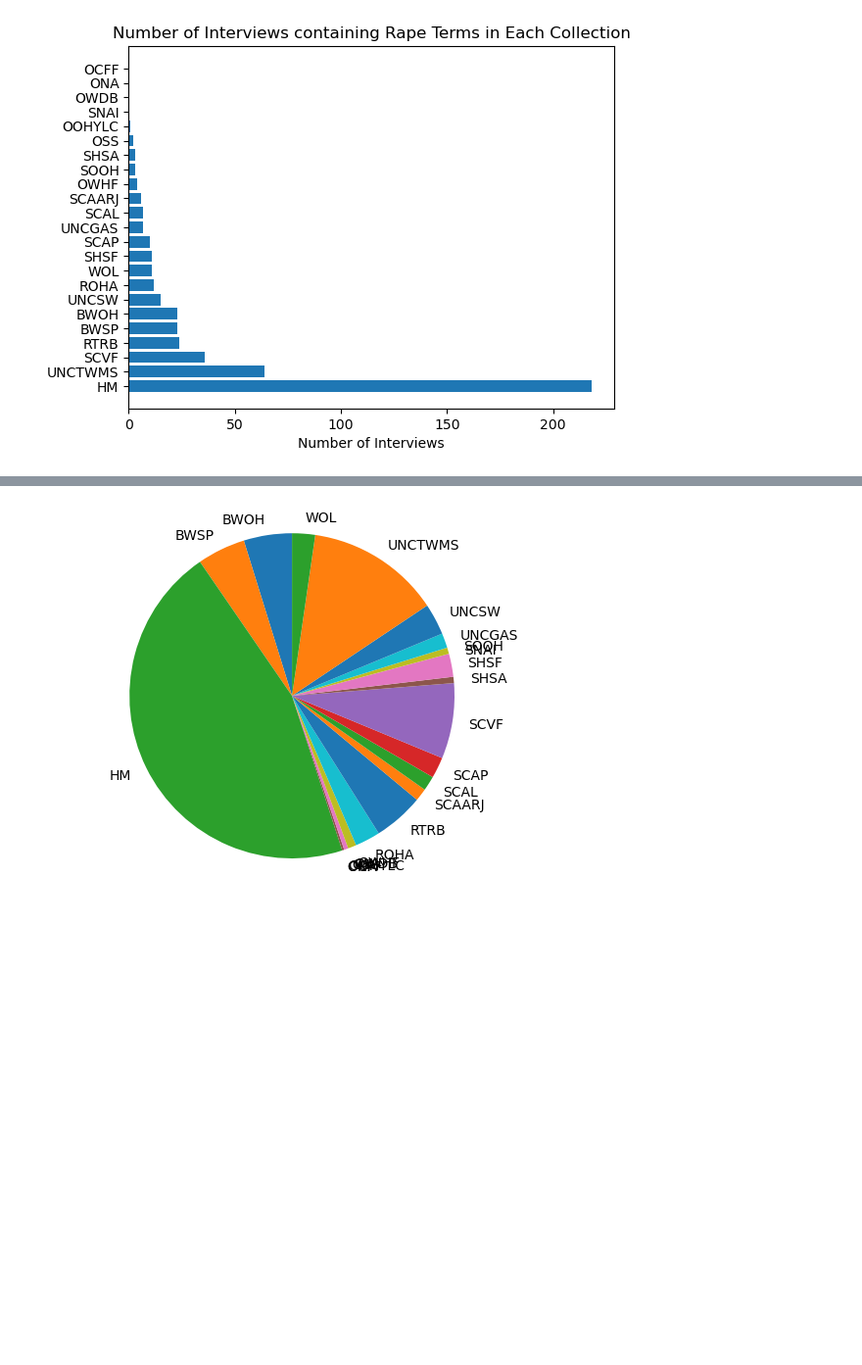
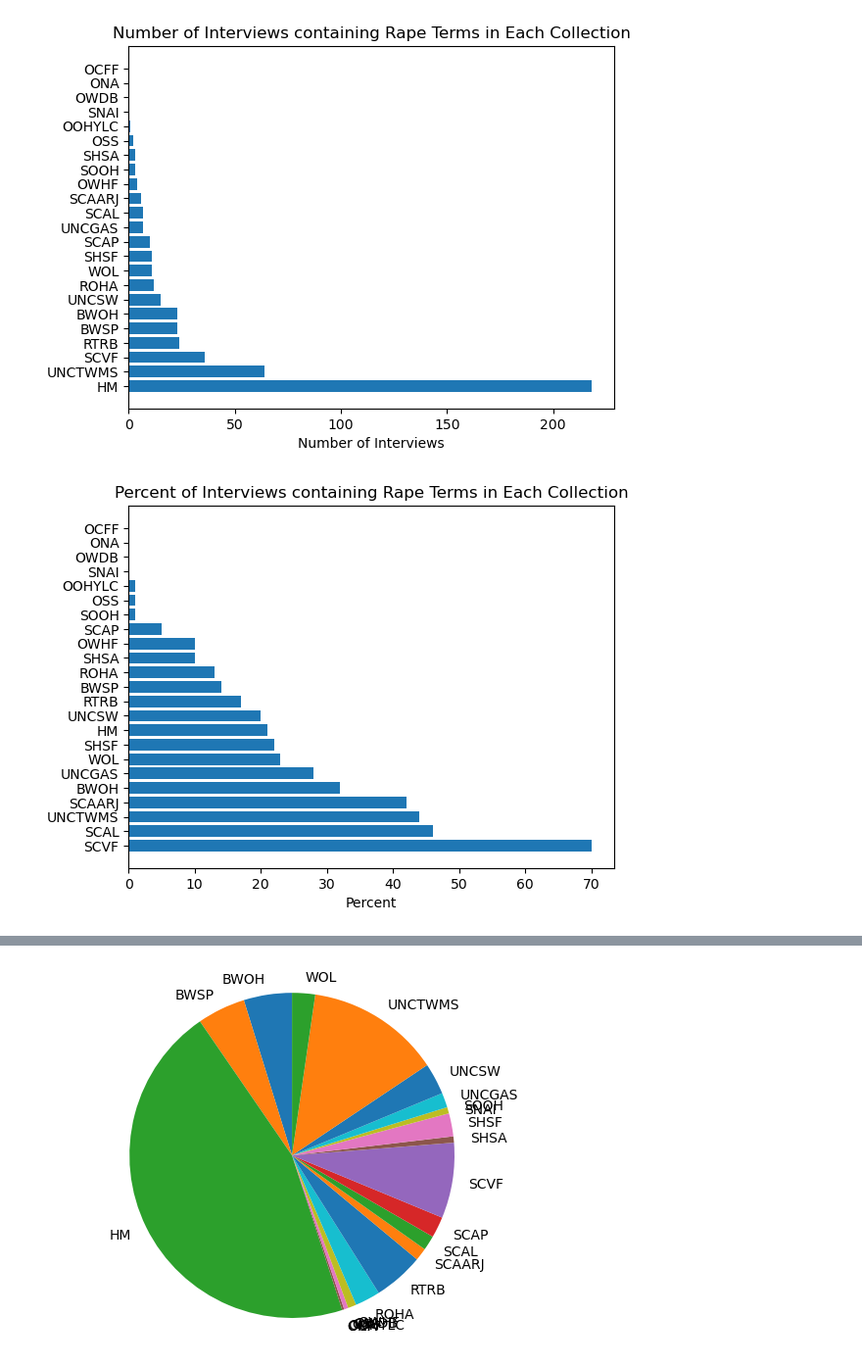
Before and after one commit to ohtap/ohtap, a Jupyter notebook: Research Question 1/RQ1 code.ipynb, the cells around one changed output, grey strips where cells are left out. Shown: that part at 98% size. Cells and saved outputs as stored; diff of their text form; code cells hidden in the pictures; blank space fills up the shorter version.

```diff
--- a/Research Question 1/RQ1 code.ipynb
+++ b/Research Question 1/RQ1 code.ipynb
@@ -681,6 +679,28 @@ ax.set_title('Number of Interviews containing Rape Terms in Each Collection')
 pyplot.show()
 # %% [output]
 [figure]
+# %%
+paired=[[collections[i],int(100*hits[i]/totals[i])] for i in range(len(collections))]
+paired.sort(key=lambda x: x[1])
+resorted_coll=[x[0] for x in paired]
+resorted_totals=[x[1] for x in paired]
+
+pyplot.rcdefaults()
+fig, ax = pyplot.subplots()
+
+# Example data
+y_pos = np.arange(len(collections))
+
+ax.barh(y_pos, resorted_totals, align='center')
+ax.set_yticks(y_pos)
+ax.set_yticklabels(resorted_coll)
+ax.invert_yaxis()  # labels read top-to-bottom
+ax.set_xlabel('Percent')
+ax.set_title('Percent of Interviews containing Rape Terms in Each Collection')
+
+pyplot.show()
+# %% [output]
+[figure, added]
 # %%
 
 # Pie chart, where the slices will be ordered and plotted counter-clockwise:
```
Also changed, not shown: parts of 26 cells of this notebook.
